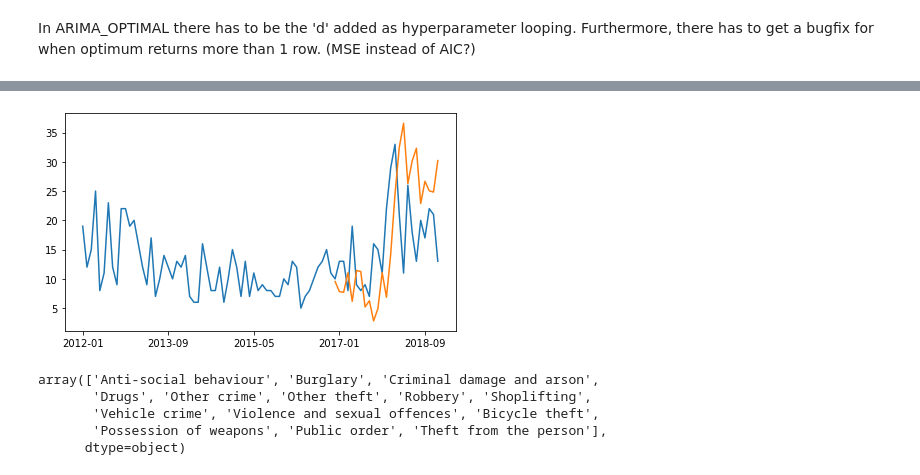
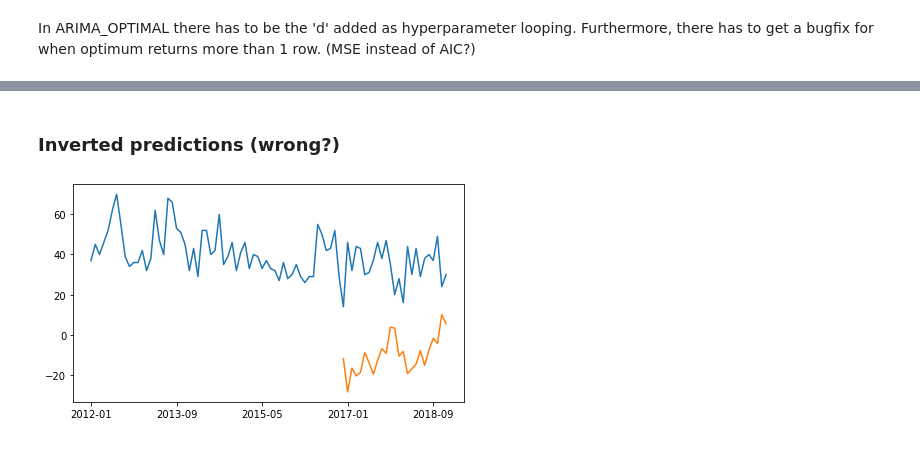
Before and after one commit to njitsh/Data-Challenge-2, a Jupyter notebook: Model.ipynb, the cells around one changed output, grey strips where cells are left out. Drawn from its saved outputs; the diff is of its cells as text; code cells hidden in the pictures.

Commit message:
Improve prediction performance

```diff
--- a/Model.ipynb
+++ b/Model.ipynb
@@ -146,13 +137,11 @@ def ARIMA_STATIONARY(df):
 
     return df
 
-def ARIMA_OPTIMAL(df, MSOA, category):
+def ARIMA_OPTIMAL(stationary_data, MSOA, category):
     ### Looks for the best ARMA(p,q) + constant model according to MSOA and crime type
     ###
 
     order_aic_bic = list()
-
-    df = ARIMA_STATIONARY(ARIMA_DATA(df, MSOA, category))
 
     # Loop over AR order
     for p in range(1,4):
@@ -161,7 +150,7 @@ def ARIMA_OPTIMAL(df, MSOA, category):
 #             for d in range(3):
             try:
             # Fit model
-                model = SARIMAX(df, order=(p,0,q), trend='c')
+                model = SARIMAX(stationary_data, order=(p,0,q), trend='c')
                 results = model.fit()
                 # Add order and scores to list
                 order_aic_bic.append((p, q, results.aic))
@@ -177,22 +166,33 @@ def ARIMA_PREDICT(df, MSOA, category):
     ###Forecasts via ARIMA approach
     ###
 
-    df2 = ARIMA_STATIONARY(ARIMA_DATA(df, MSOA, category))
-    p,q = ARIMA_OPTIMAL(df, MSOA, category)[0:2]
+    arima_data = ARIMA_DATA(df, MSOA, category)
+    stationary_data = ARIMA_STATIONARY(arima_data)
 
-    model = SARIMAX(df2, order=(p,0,q), trend='c')
+    p,q = ARIMA_OPTIMAL(stationary_data, MSOA, category)[0:2]
+
+    model = SARIMAX(stationary_data, order=(p,0,q), trend='c')
     results = model.fit()
     forecast = results.get_prediction(start=-25)
-    mean_forecast = cumsum(forecast.predicted_mean) + df2.iloc[-1,0]
+    mean_forecast = cumsum(forecast.predicted_mean) + stationary_data.iloc[-1,0]
     confidence_intervals = cumsum(forecast.conf_int())
-    return mean_forecast, confidence_intervals
+    return arima_data, mean_forecast.to_frame(), confidence_intervals
 
 def ARIMA_SUMMARY(df, MSOA, category):
 
-    df2 = ARIMA_STATIONARY(ARIMA_DATA(df, MSOA, category))
-    p,q = ARIMA_OPTIMAL(df, MSOA, category)[0:2]
+    stationary_data = ARIMA_STATIONARY(ARIMA_DATA(df, MSOA, category))
 
-    model = SARIMAX(df2, order=(p,0,q), trend='c')
+    p,q = ARIMA_OPTIMAL(stationary_data, MSOA, category)[0:2]
+
+    model = SARIMAX(stationary_data, order=(p,0,q), trend='c')
     results = model.fit()
 
     return results.summary()
+
+def model_predict(df, msoa, category):
+    data, mean_forecasts, confidence_intervals = ARIMA_PREDICT(df, msoa, category)
+
+    lower_limits = confidence_intervals['lower count']
+    upper_limits = confidence_intervals['upper count']
+
+    return data, mean_forecasts, confidence_intervals, lower_limits, upper_limits
@@ -199 +207,3 @@ def ARIMA_SUMMARY(df, MSOA, category):
+# %%
+data, mean_forecasts, confidence_intervals, lower_limits, upper_limits = model_predict(Train, '099', 'Anti-social behaviour')
 # %%
@@ -216,16 +226,12 @@ Covariance Type:                  opg
 
 Warnings:
 [1] Covariance matrix calculated using the outer product of gradients (complex-step).
-# %%
-data = ARIMA_DATA(Train, '099', 'Burglary')
-mean_forecasts = ARIMA_PREDICT(Train, '099', 'Burglary')[0].to_frame()
-confidence_intervals = ARIMA_PREDICT(Train, '099', 'Burglary')[1]
-lower_limits = confidence_intervals['lower count']
-upper_limits = confidence_intervals['upper count']
 # %%
 test = mean_forecasts.reset_index()
 test['Date'] = test['index'].dt.strftime('%Y-%m')
 test.drop(columns=['index'], inplace=True, axis=1)
 test.set_index('Date', inplace=True)
+test = test.rename(columns={0:'predicted_mean'})
+test_2 = test.copy()
 test
 # %% [output]
@@ -299,18 +289,13 @@ fig_plot;
+# %% [markdown]
+### Inverted predictions (wrong?)
 # %%
-test_2 = test.rename(columns={0:'predicted_mean'})
 test_2['predicted_mean'] *= -1
 plot_data_2 = pd.concat([data, test_2], axis=1)
 fig_plot_2 = plot_data_2['count'].plot(figsize=(7,4))
 plot_data_2['predicted_mean'].plot(ax=fig_plot_2)
 # fig2.legend(['count', 'forecasted']);
 fig_plot_2;
 # %% [output]
-[figure, old version]
+[figure, new version]
 # %%
-Train['Crime type'].unique()
+#Train['Crime type'].unique()
-# %% [output]
-array(['Anti-social behaviour', 'Burglary', 'Criminal damage and arson',
-       'Drugs', 'Other crime', 'Other theft', 'Robbery', 'Shoplifting',
-       'Vehicle crime', 'Violence and sexual offences', 'Bicycle theft',
-       'Possession of weapons', 'Public order', 'Theft from the person'],
-      dtype=object)
```
Also changed, not shown: parts of 16 cells of this notebook.
